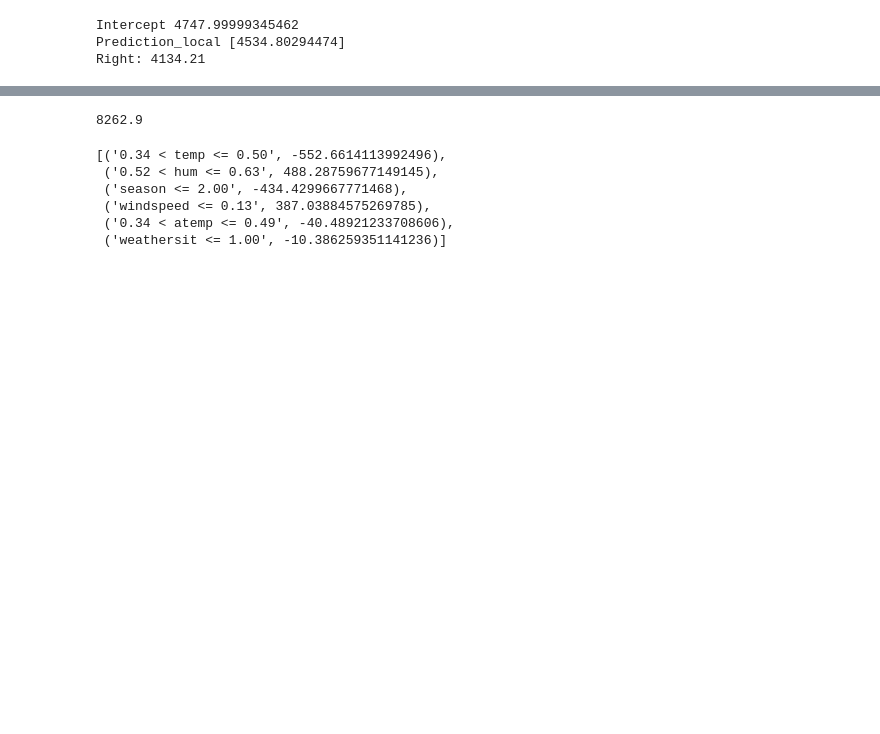
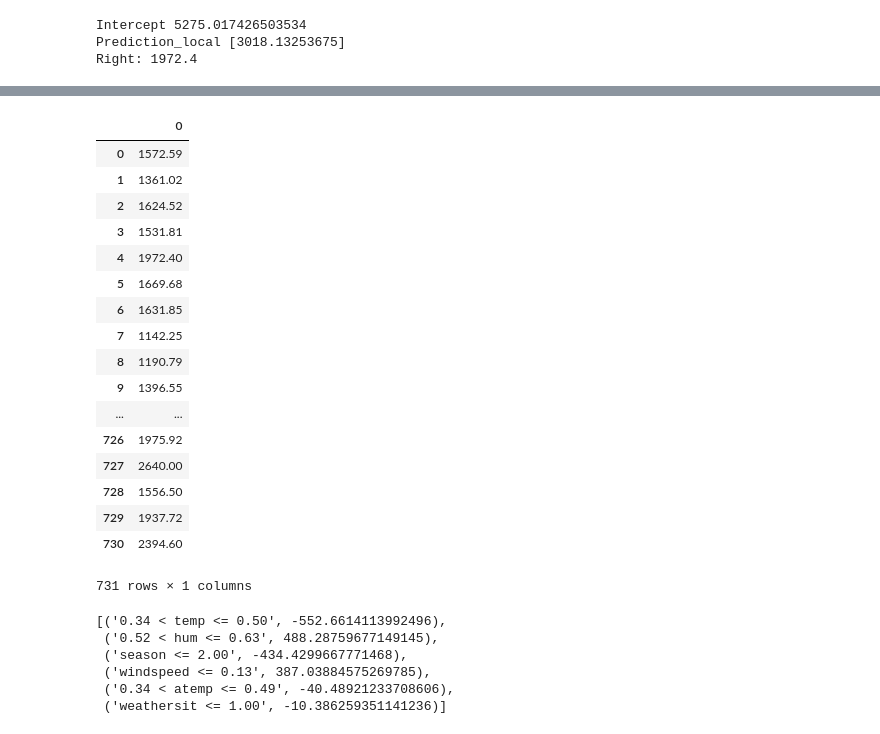
Before and after one commit to algoneer/algoneer, a Jupyter notebook: examples/bike-sharing/third-party/lime.ipynb, the cells around one changed output, grey strips where cells are left out. Cells and saved outputs as stored; diff of their text form; code cells hidden in the pictures; blank space fills up the shorter version.

```diff
--- a/examples/bike-sharing/third-party/lime.ipynb
+++ b/examples/bike-sharing/third-party/lime.ipynb
@@ -24,20 +24,37 @@ npd = dsr.roles.x.to_numpy()
 # %%
 explainer = lime.lime_tabular.LimeTabularExplainer(npd, feature_names=features+target, class_names=target, categorical_features=cat_features, verbose=True, mode='regression')
 # %%
-i = 103
+i = 4
 exp = explainer.explain_instance(npd[i], model._estimator.predict, num_features=6)
 # %% [output]
-Intercept 4747.99999345462
-Prediction_local [4534.80294474]
-Right: 4134.21
+Intercept 5275.017426503534
+Prediction_local [3018.13253675]
+Right: 1972.4
 # %%
 exp.show_in_notebook(show_table=True)
 # %% [output]
 [interactive output not drawn]
 # %%
-model.predict(dsr.roles.x).max()[0]
+model.predict(dsr.roles.x)
 # %% [output]
+|  | 0 |
+| 0 | 1572.59 |
+| 1 | 1361.02 |
+| 2 | 1624.52 |
+| 3 | 1531.81 |
+| 4 | 1972.40 |
+| 5 | 1669.68 |
+| 6 | 1631.85 |
+| 7 | 1142.25 |
+| 8 | 1190.79 |
+| 9 | 1396.55 |
+| ... | ... |
+| 726 | 1975.92 |
+| 727 | 2640.00 |
+| 728 | 1556.50 |
+| 729 | 1937.72 |
+| 730 | 2394.60 |
-8262.9
+731 rows × 1 columns
 # %%
 exp.as_list()
 # %% [output]
```
Also changed, not shown: parts of 4 cells of this notebook, 2 other files.
